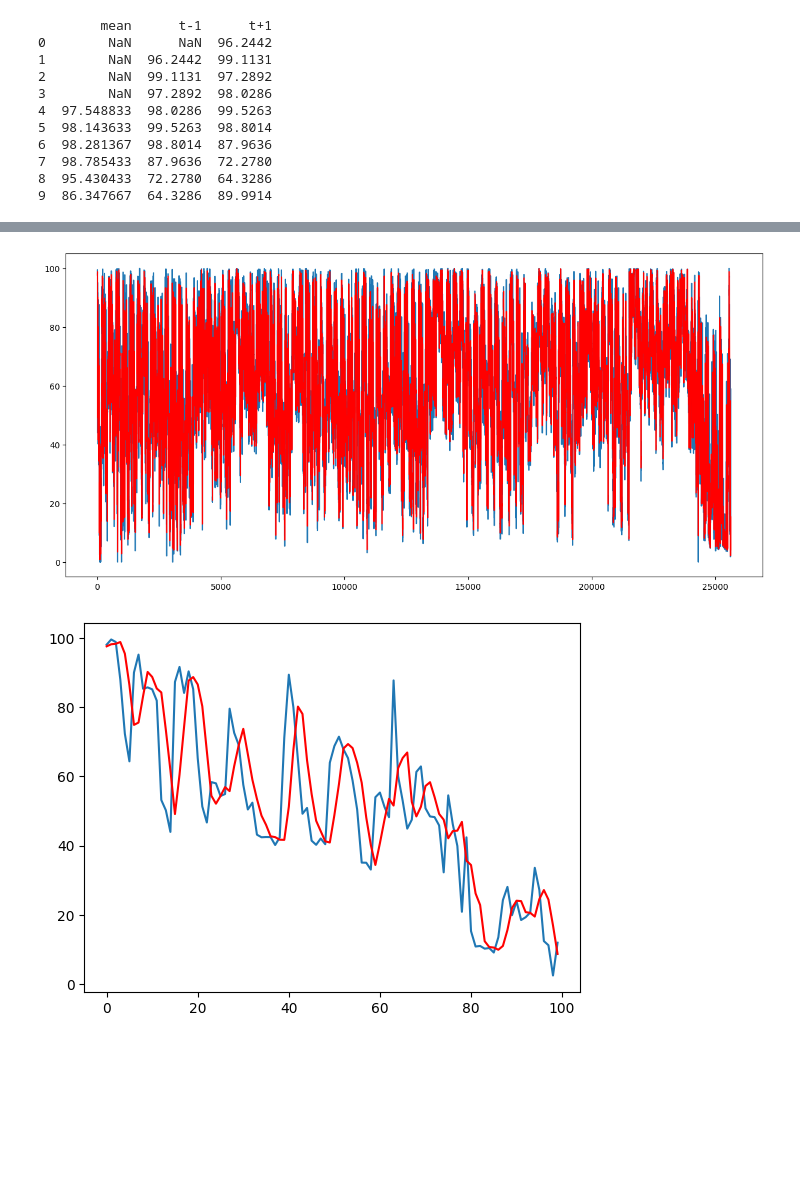
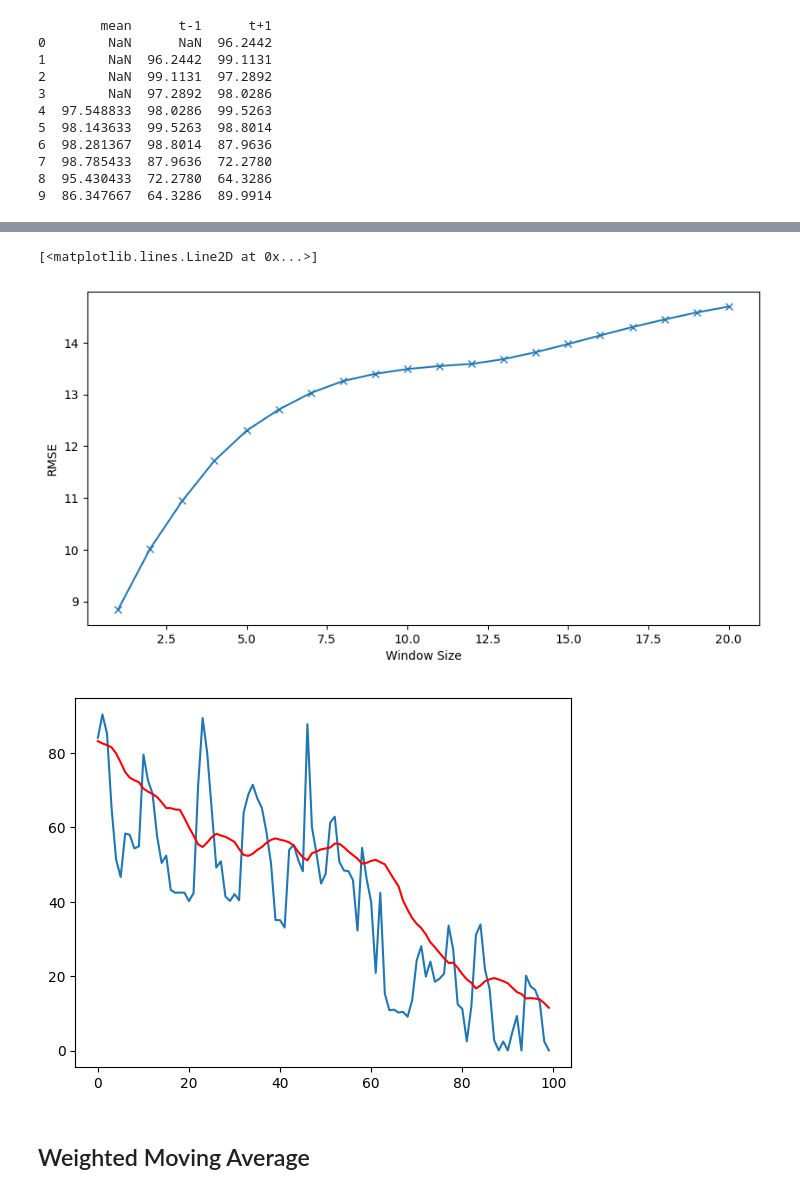
Before and after one commit to AlesKas/DIP, a Jupyter notebook: network_analytics_ma.ipynb, the cells around one changed output, grey strips where cells are left out. Saved outputs shown, nothing was run; the diff lists cells and outputs as text; code cells hidden in the pictures; blank space fills up the shorter version.

```diff
--- a/network_analytics_ma.ipynb
+++ b/network_analytics_ma.ipynb
@@ -61,25 +77,33 @@ print(dataframe.head(10))
 8  95.430433  72.2780  64.3286
 9  86.347667  64.3286  89.9914
 # %%
-X = series.values
-window = 3
-history = [X[i] for i in range(window)]
-test = [X[i] for i in range(window, len(X))]
-predictions = list()
-# walk forward over time steps in test
-for t in range(len(test)):
-    length = len(history)
-    yhat = np.mean([history[i] for i in range(length-window,length)])
-    obs = test[t]
-    predictions.append(yhat)
-    history.append(obs)
-    if t % 1000 == 0:
-        print('predicted=%f, expected=%f' % (yhat, obs))
-error = sqrt(mean_squared_error(test, predictions))
-print('Test RMSE: %.3f' % error)
-# plot
-plt.figure(figsize=(15,7))
-plt.plot(test)
-plt.plot(predictions, color='red')
-plt.show()
+errors = []
+range_size = range(1, 21)
+for window in range_size:
+    X = series.values
+    history = [X[i] for i in range(window)]
+    test = [X[i] for i in range(window, len(X))]
+    predictions = list()
+    # walk forward over time steps in test
+    for t in range(len(test)):
+        length = len(history)
+        yhat = np.mean([history[i] for i in range(length-window,length)])
+        obs = test[t]
+        predictions.append(yhat)
+        history.append(obs)
+        # if t % 1000 == 0:
+        #     print('predicted=%f, expected=%f' % (yhat, obs))
+    error = sqrt(mean_squared_error(test, predictions))
+    errors.append(error)
+    print(f'Test RMSE: {error:.3f}, Window size: {window}')
+    # plot
+    # plt.figure(figsize=(15,7))
+    # plt.plot(test)
+    # plt.plot(predictions, color='red')
+    # plt.show()
+
+fig, ax = plt.subplots(figsize=(10, 5))
+ax.set_ylabel('RMSE')
+ax.set_xlabel('Window Size')
+ax.plot(range_size, errors, marker='x')
 # %% [output]
@@ -103,8 +130,11 @@ Test RMSE: 10.944
+[<matplotlib.lines.Line2D at 0x...>]
-[figure, old version]
+[figure, new version]
 # %%
 # zoom plot
 plt.plot(test[0:100])
 plt.plot(predictions[0:100], color='red')
 plt.show()
 # %% [output]
-[figure, old version]
+[figure, new version]
+# %% [markdown]
+## Weighted Moving Average
```
Also changed, not shown: parts of 17 cells of this notebook, 3 other files.
